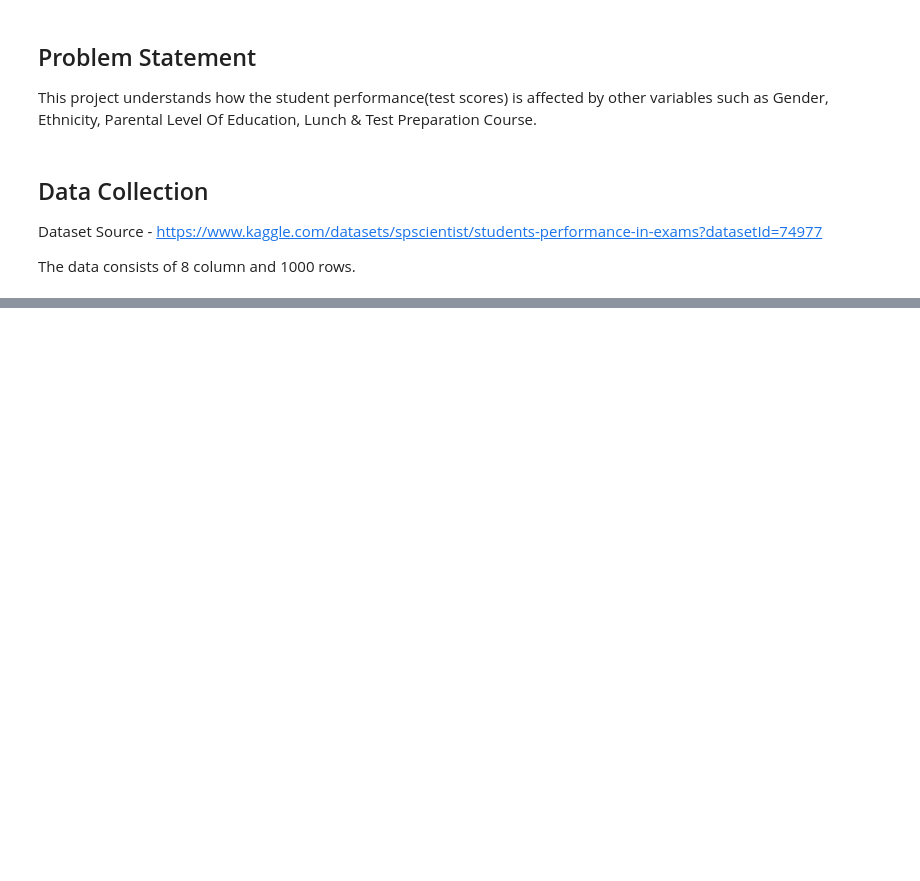
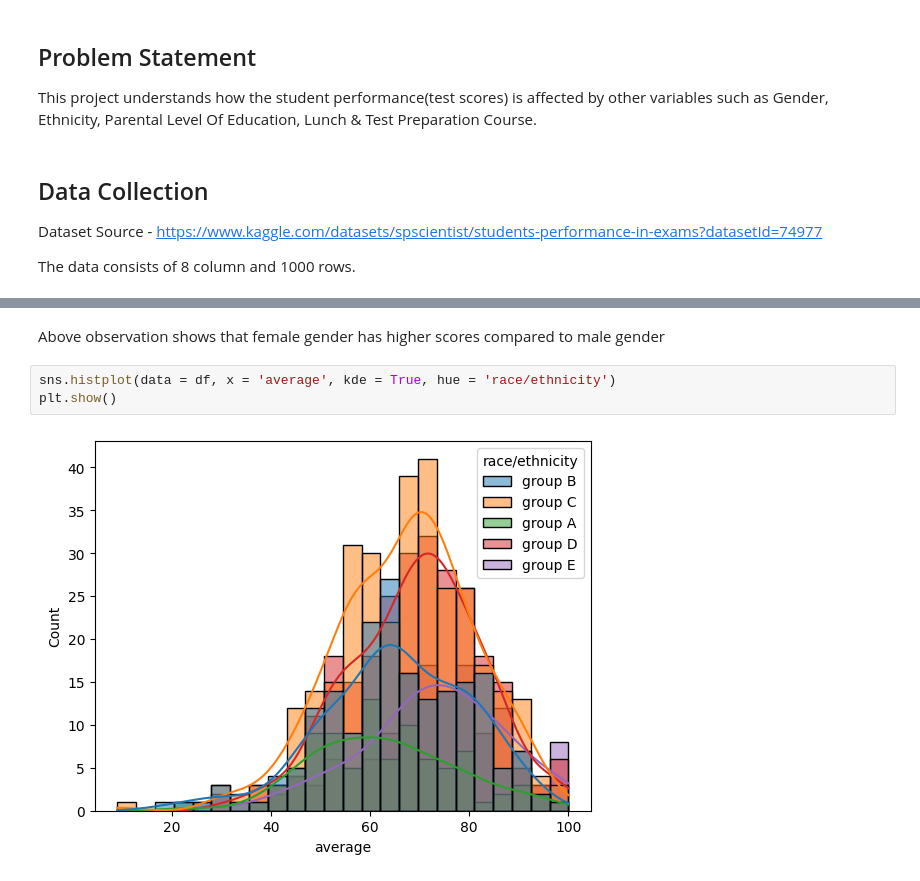
Before and after one commit to omkkarjdv/Machine-Learning-Project, a Jupyter notebook: notebook/EDA.ipynb, the cells around one changed output, grey strips where cells are left out. Cells and saved outputs as stored; diff of their text form; blank space fills up the shorter version.

```diff
--- a/notebook/EDA.ipynb
+++ b/notebook/EDA.ipynb
@@ -38,0 +225,7 @@ ModuleNotFoundError: No module named 'numpy'
+# %% [markdown]
+Above observation shows that female gender has higher scores compared to male gender
+# %%
+sns.histplot(data = df, x = 'average', kde = True, hue = 'race/ethnicity')
+plt.show()
+# %% [output]
+[figure, added]
```
Also changed, not shown: parts of 45 cells of this notebook, 1 other file.
